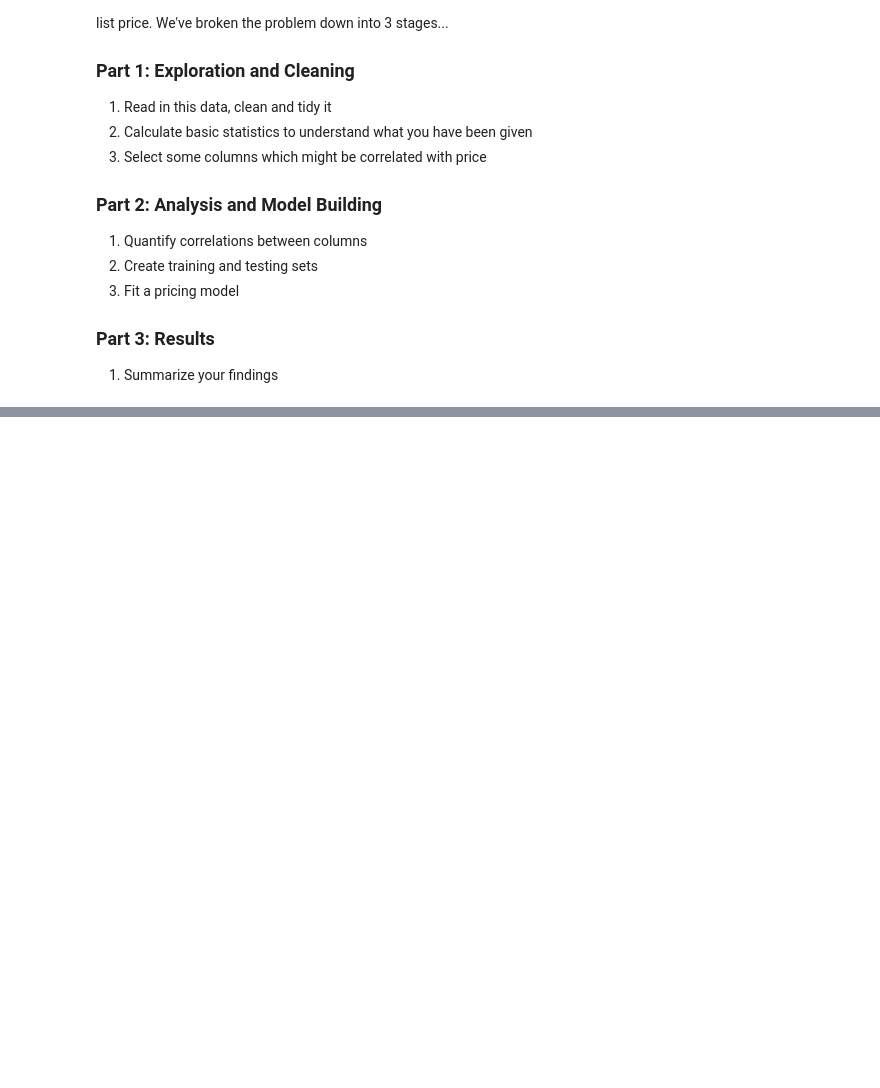
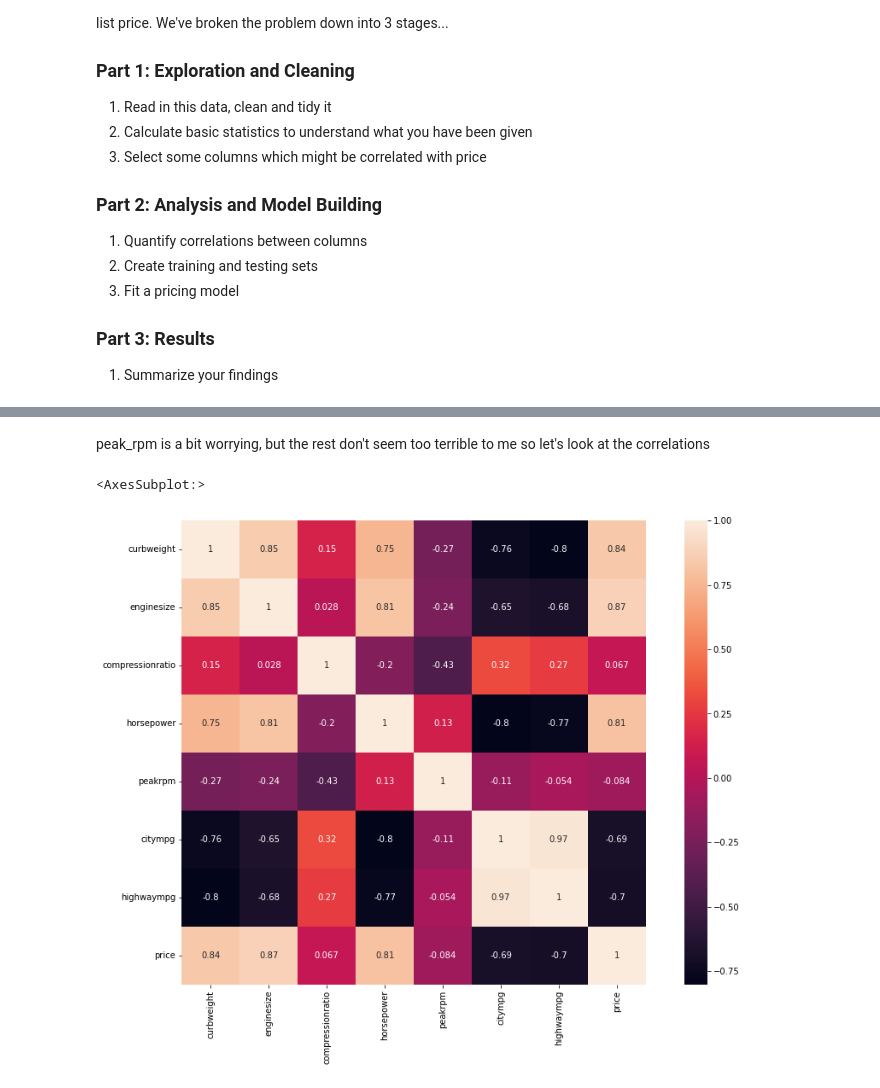
Before and after one commit to ianabc/m2pi2022, a Jupyter notebook: ProblemSession/CarPricing/CarPricing.ipynb, the cells around one changed output, grey strips where cells are left out. Drawn from its saved outputs; the diff is of its cells as text; code cells hidden in the pictures; blank space fills up the shorter version.

```diff
--- a/ProblemSession/CarPricing/CarPricing.ipynb
+++ b/ProblemSession/CarPricing/CarPricing.ipynb
@@ -49,0 +210,12 @@ wDF = pd.read_csv(
+# %% [markdown]
+peak_rpm is a bit worrying, but the rest don't seem too terrible to me so let's look at the correlations
+# %%
+sns.heatmap(
+    wDF_scaled.corr(),
+    cbar=True,
+    annot = True,
+    square = True
+)
+# %% [output]
+<AxesSubplot:>
+[figure, added]
```
Also changed, not shown: parts of 92 cells of this notebook, 1 other file.
